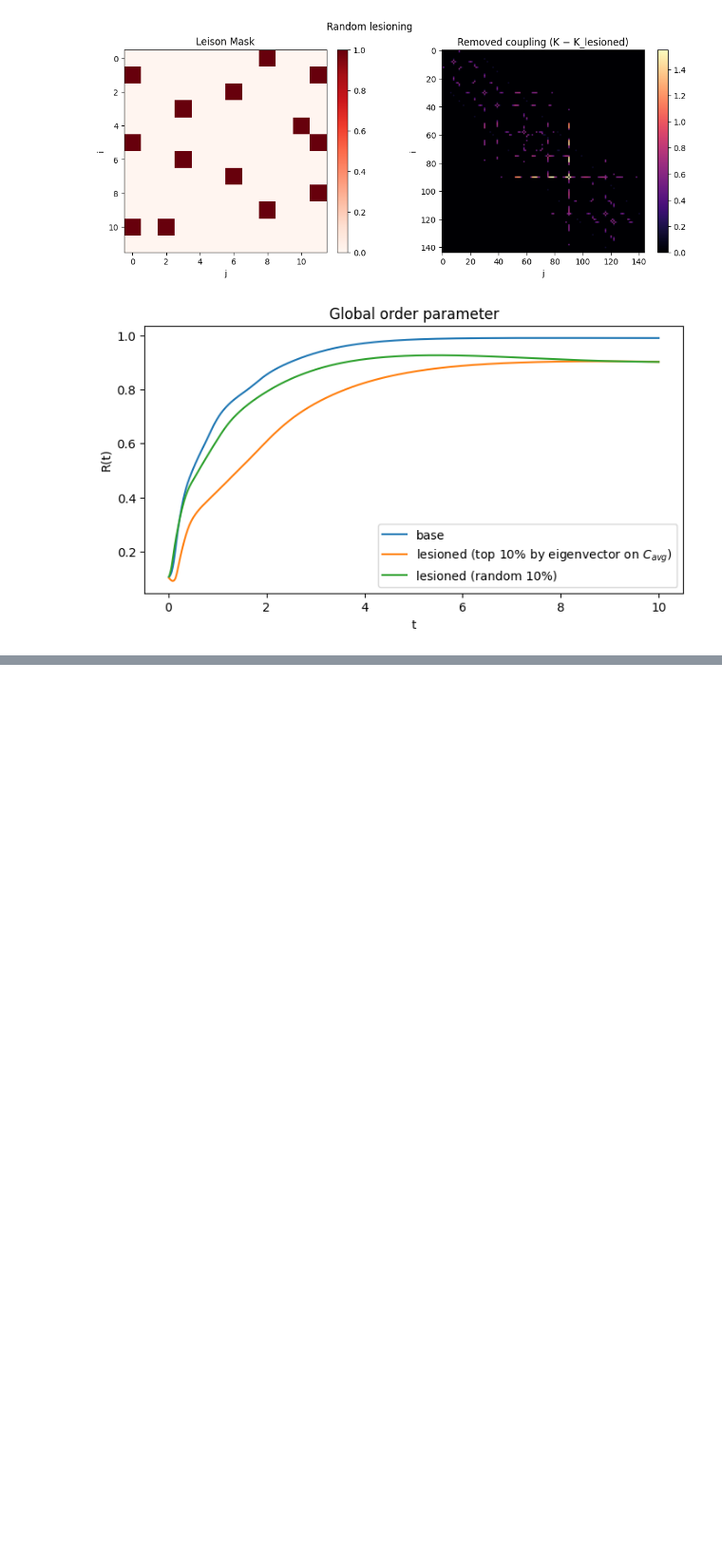
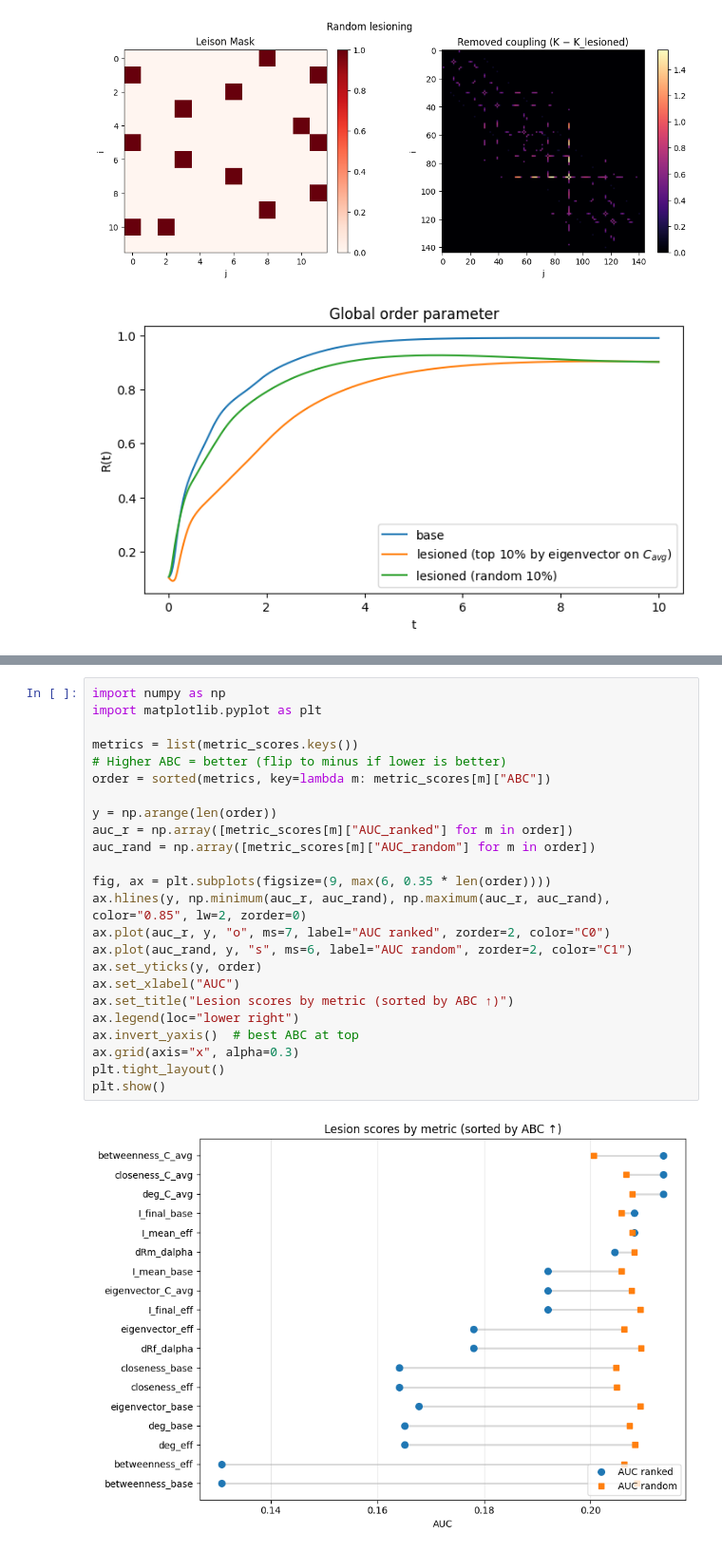
Before and after one commit to adamLastovka/KuramotoNeuralSimulations, a Jupyter notebook: Notebooks/06_lesion_studies.ipynb, the cells around one changed output, grey strips where cells are left out. Shown at 95% size. Cells and saved outputs as stored; diff of their text form; blank space fills up the shorter version.

```diff
--- a/Notebooks/06_lesion_studies.ipynb
+++ b/Notebooks/06_lesion_studies.ipynb
@@ -281,0 +373,26 @@ SyntaxError: incomplete input (3856491262.py, line 3)
+# %%
+import numpy as np
+import matplotlib.pyplot as plt
+
+metrics = list(metric_scores.keys())
+# Higher ABC = better (flip to minus if lower is better)
+order = sorted(metrics, key=lambda m: metric_scores[m]["ABC"])
+
+y = np.arange(len(order))
+auc_r = np.array([metric_scores[m]["AUC_ranked"] for m in order])
+auc_rand = np.array([metric_scores[m]["AUC_random"] for m in order])
+
+fig, ax = plt.subplots(figsize=(9, max(6, 0.35 * len(order))))
+ax.hlines(y, np.minimum(auc_r, auc_rand), np.maximum(auc_r, auc_rand), color="0.85", lw=2, zorder=0)
+ax.plot(auc_r, y, "o", ms=7, label="AUC ranked", zorder=2, color="C0")
+ax.plot(auc_rand, y, "s", ms=6, label="AUC random", zorder=2, color="C1")
+ax.set_yticks(y, order)
+ax.set_xlabel("AUC")
+ax.set_title("Lesion scores by metric (sorted by ABC ↑)")
+ax.legend(loc="lower right")
+ax.invert_yaxis()  # best ABC at top
+ax.grid(axis="x", alpha=0.3)
+plt.tight_layout()
+plt.show()
+# %% [output]
+[figure, added]
```
Also changed, not shown: parts of 7 cells of this notebook.
